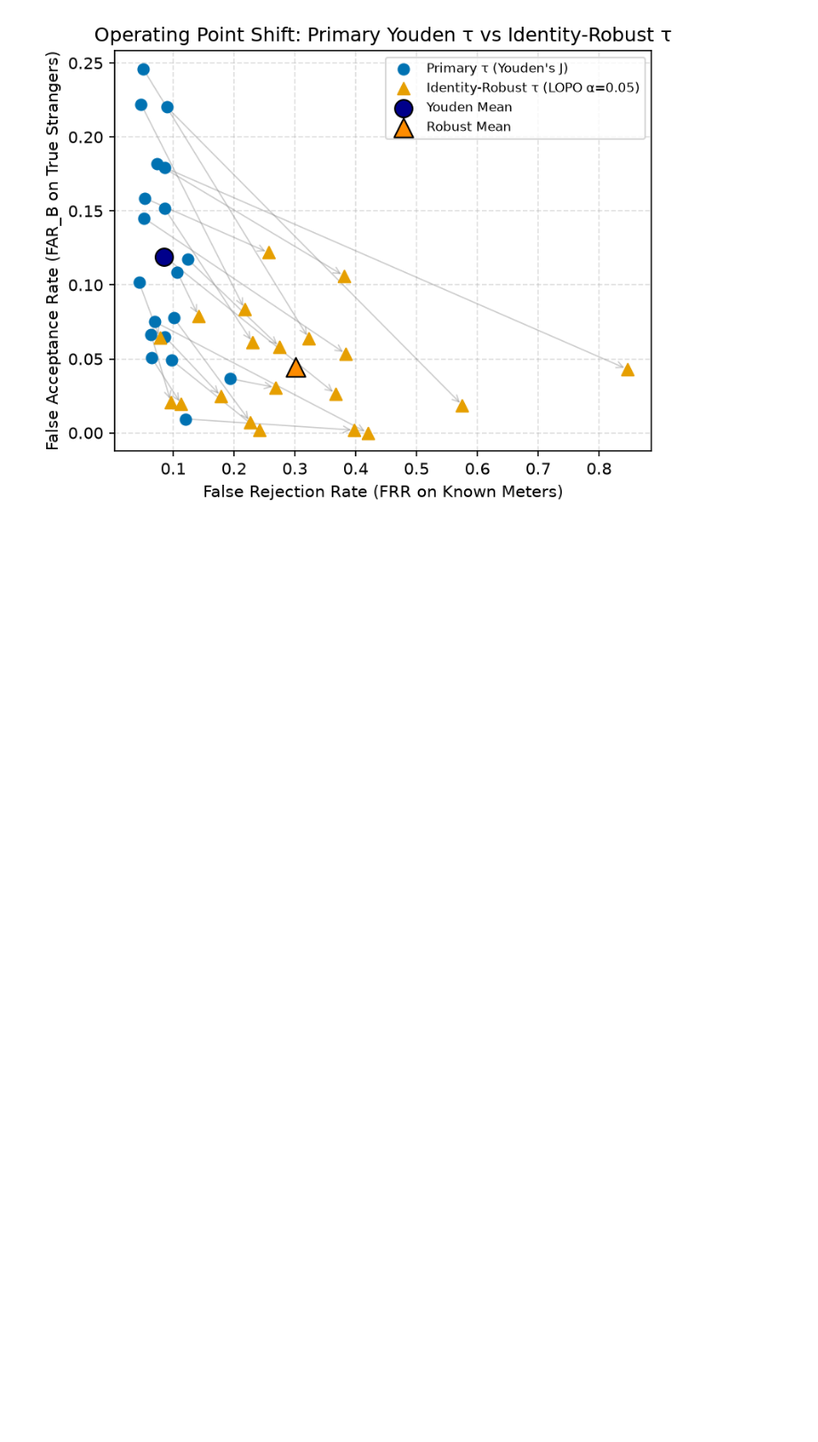
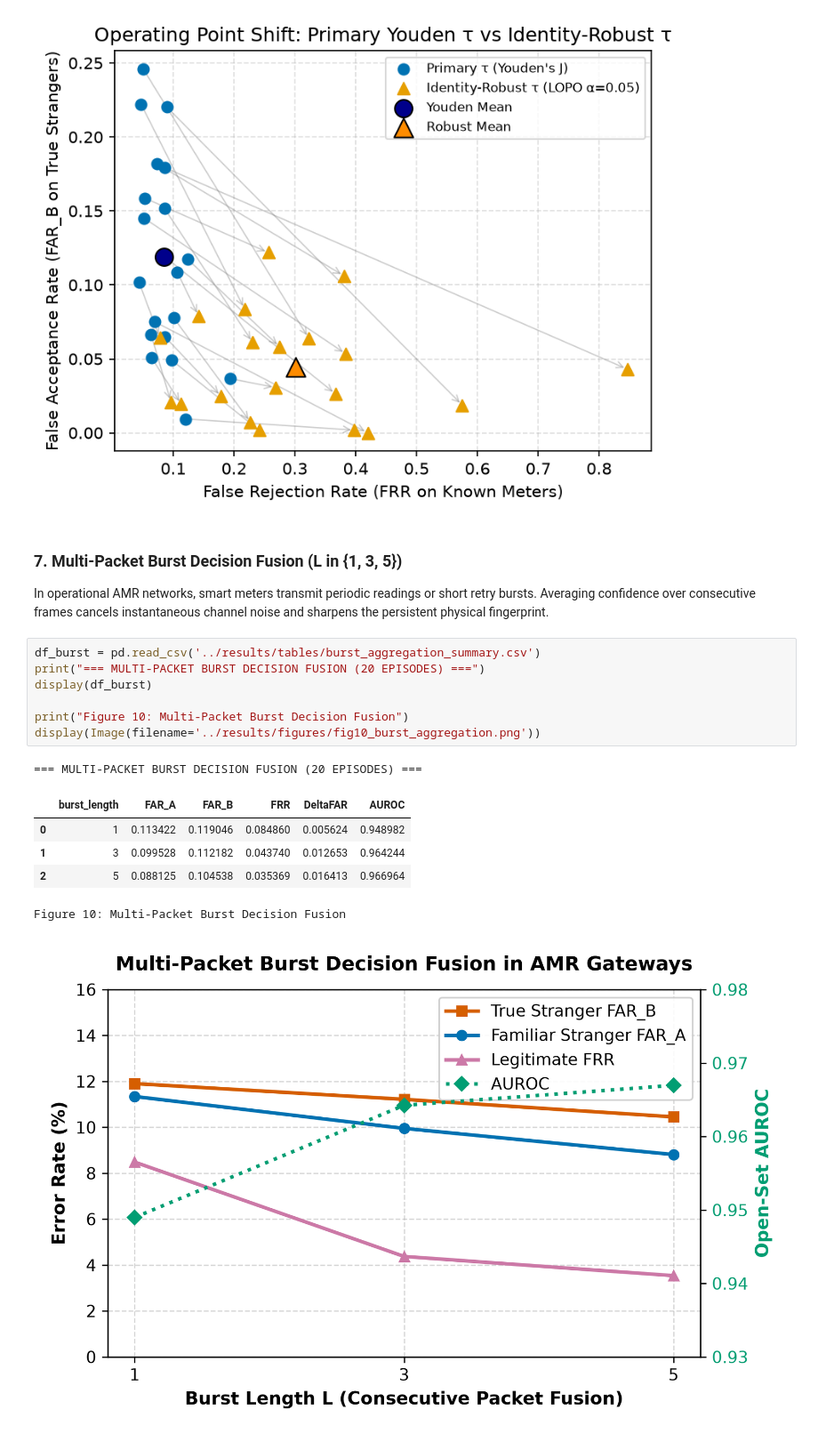
Before and after one commit to maanvi14/Open-Set-LoRa-RF-Fingerprint-Authentication-for-AMR-Security, a Jupyter notebook: notebooks/01_explore_results.ipynb, the cells around one changed output. Shown at 89% size. Drawn from its saved outputs; the diff is of its cells as text; blank space fills up the shorter version.

Commit message:
docs: finalize synchronization of burst fusion, notebook Section 7, and master experiment log across codebase

```diff
--- a/notebooks/01_explore_results.ipynb
+++ b/notebooks/01_explore_results.ipynb
@@ -134,3 +134,22 @@ Figure 7: Proxy-Count Scaling Sweep
 [figure]
 Figure 9: Security-Availability Trade-Off
 [figure]
+# %% [markdown]
+### 7. Multi-Packet Burst Decision Fusion (L in {1, 3, 5})
+
+In operational AMR networks, smart meters transmit periodic readings or short retry bursts. Averaging confidence over consecutive frames cancels instantaneous channel noise and sharpens the persistent physical fingerprint.
+# %%
+df_burst = pd.read_csv('../results/tables/burst_aggregation_summary.csv')
+print("=== MULTI-PACKET BURST DECISION FUSION (20 EPISODES) ===")
+display(df_burst)
+
+print("Figure 10: Multi-Packet Burst Decision Fusion")
+display(Image(filename='../results/figures/fig10_burst_aggregation.png'))
+# %% [output]
+=== MULTI-PACKET BURST DECISION FUSION (20 EPISODES) ===
+|  | burst_length | FAR_A | FAR_B | FRR | DeltaFAR | AUROC |
+| 0 | 1 | 0.113422 | 0.119046 | 0.084860 | 0.005624 | 0.948982 |
+| 1 | 3 | 0.099528 | 0.112182 | 0.043740 | 0.012653 | 0.964244 |
+| 2 | 5 | 0.088125 | 0.104538 | 0.035369 | 0.016413 | 0.966964 |
+Figure 10: Multi-Packet Burst Decision Fusion
+[figure, added]
```
Also changed, not shown: 3 other files.
